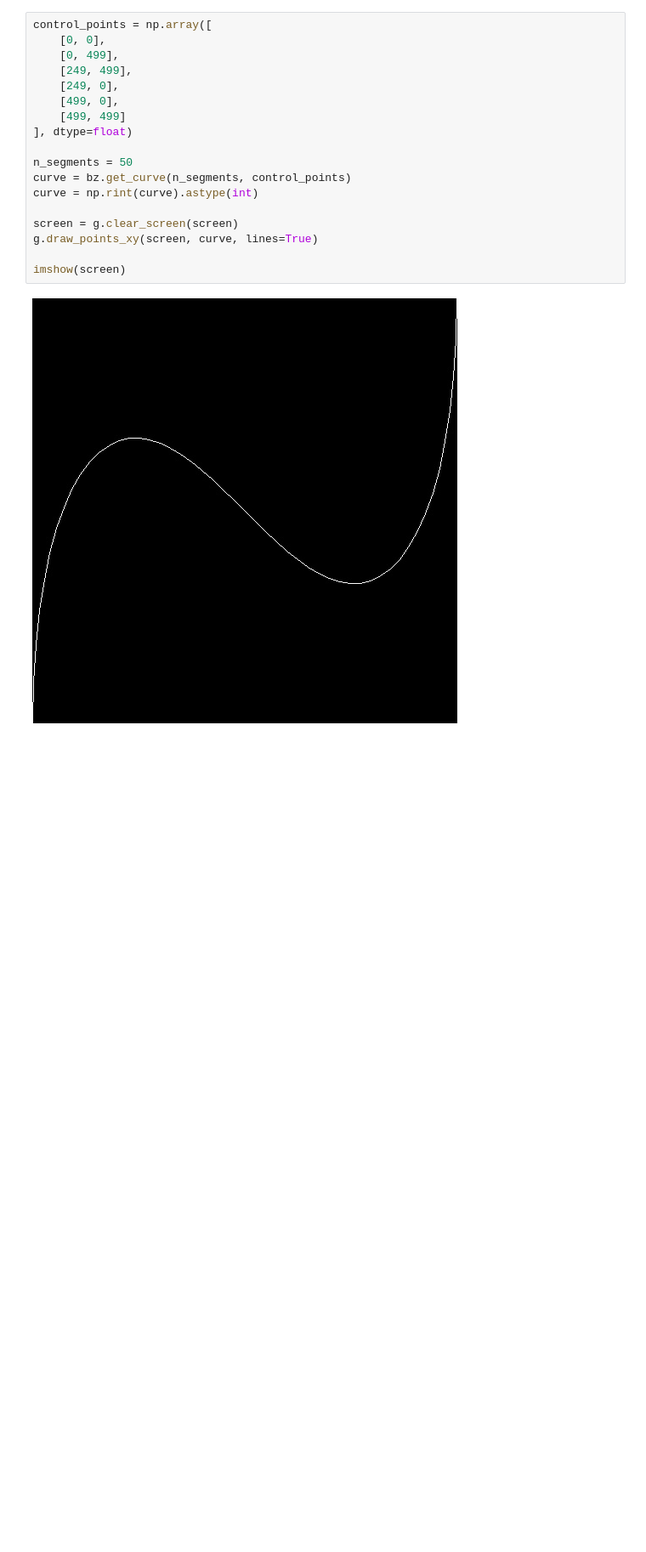
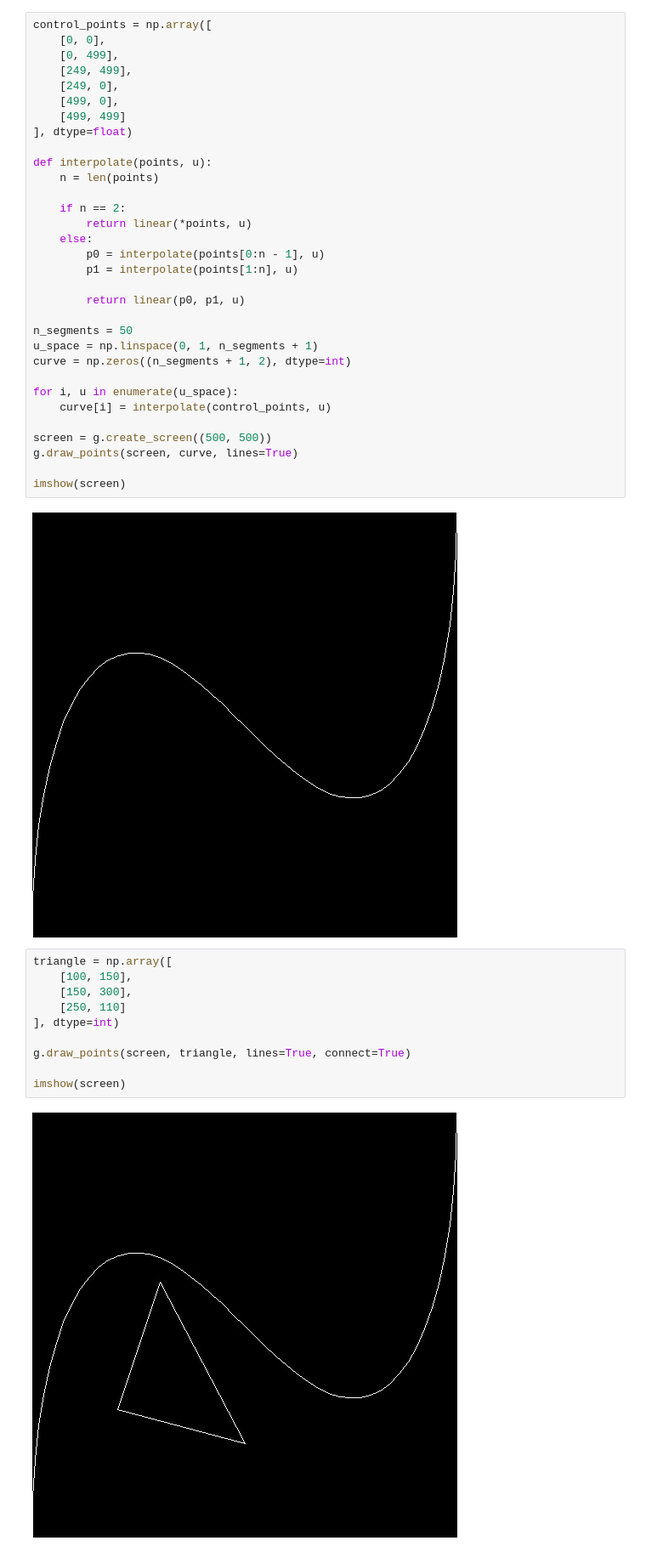
Before and after one commit to EvanLavender13/graphics, a Jupyter notebook: notebooks/bezier-curve.ipynb, the cells around one changed output. Shown at 85% size. Drawn from its saved outputs; the diff is of its cells as text; blank space fills up the shorter version.

```diff
--- a/notebooks/bezier-curve.ipynb
+++ b/notebooks/bezier-curve.ipynb
@@ -136,13 +117,39 @@ control_points = np.array([
     [499, 499]
 ], dtype=float)
 
+def interpolate(points, u):
+    n = len(points)
+
+    if n == 2:
+        return linear(*points, u)
+    else:
+        p0 = interpolate(points[0:n - 1], u)
+        p1 = interpolate(points[1:n], u)
+
+        return linear(p0, p1, u)
+
 n_segments = 50
-curve = bz.get_curve(n_segments, control_points)
-curve = np.rint(curve).astype(int)
+u_space = np.linspace(0, 1, n_segments + 1)
+curve = np.zeros((n_segments + 1, 2), dtype=int)
 
-screen = g.clear_screen(screen)
-g.draw_points_xy(screen, curve, lines=True)
+for i, u in enumerate(u_space):
+    curve[i] = interpolate(control_points, u)
+
+screen = g.create_screen((500, 500))
+g.draw_points(screen, curve, lines=True)
 
 imshow(screen)
 # %% [output]
 [figure]
+# %%
+triangle = np.array([
+    [100, 150],
+    [150, 300],
+    [250, 110]
+], dtype=int)
+
+g.draw_points(screen, triangle, lines=True, connect=True)
+
+imshow(screen)
+# %% [output]
+[figure, added]
```
Also changed, not shown: parts of 13 cells of this notebook, 1 other file.
